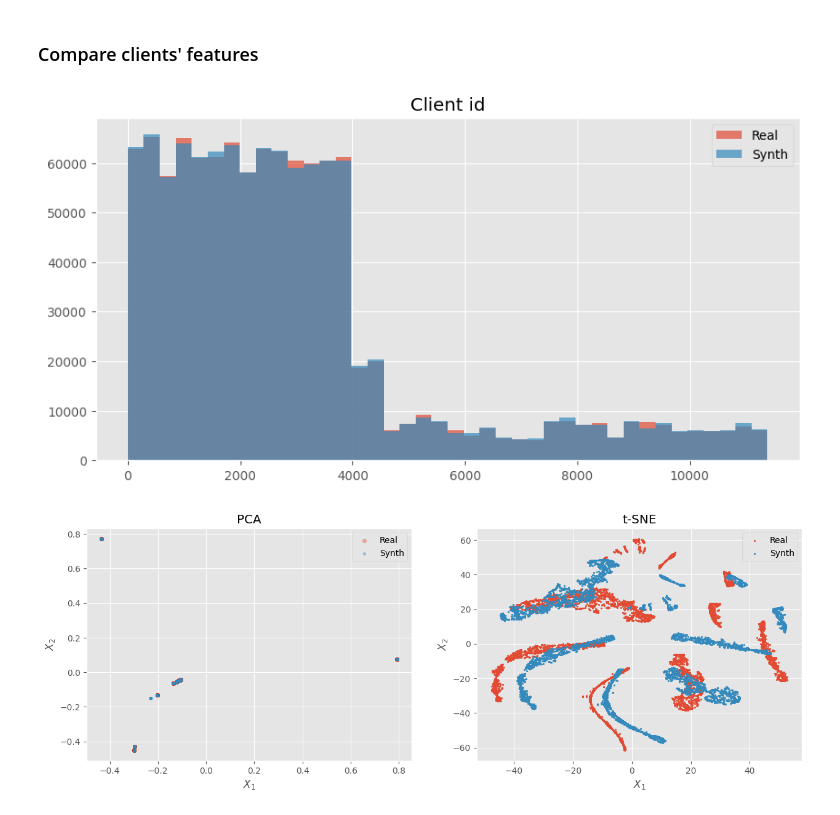
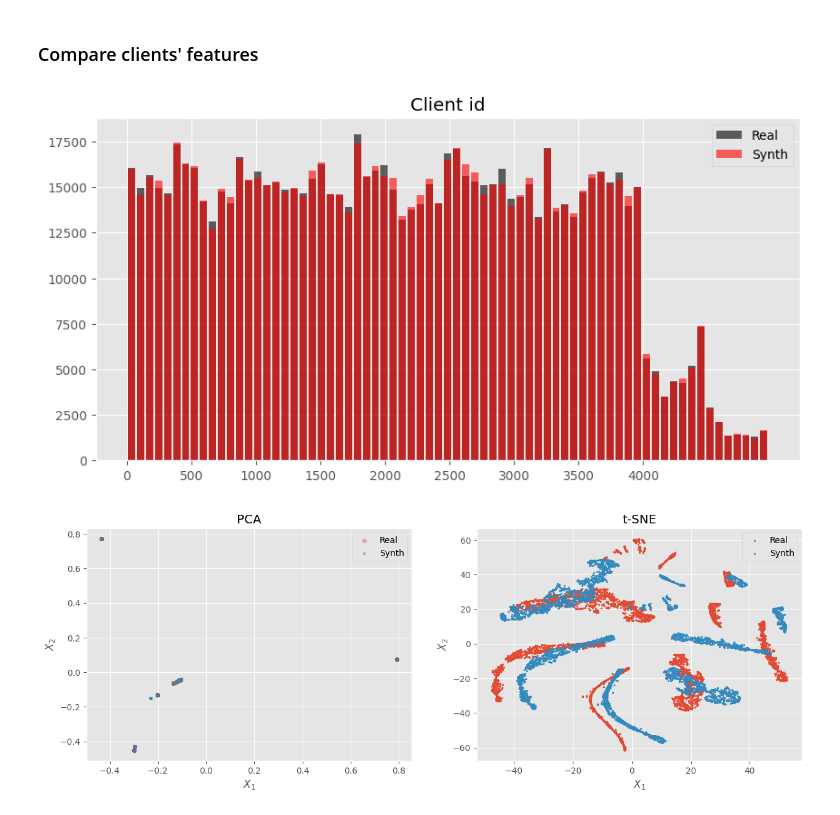
Before and after one commit to kirillzx/TRGAN, a Jupyter notebook: TRGAN_chech.ipynb, the cells around one changed output. Drawn from its saved outputs; the diff is of its cells as text; code cells hidden in the pictures.

Commit message:
feat: add new experiments

```diff
--- a/TRGAN_chech.ipynb
+++ b/TRGAN_chech.ipynb
@@ -209,7 +213,7 @@ X_emb, scaler_emb = create_embeddings(X_cont, X_oh_emb, X_cl)
 cond_vector, synth_time, date_transformations, behaviour_cl_enc, encoder, deltas_by_clients, synth_deltas_by_clients, xiP_array, idx_array =\
             trgan_train.create_conditional_vector(data, X_emb, date_feature, 'synth', dim_Vc_h, dim_bce, \
             name_client_id='customer', name_agg_feature='amount', lr_E_Vc=lr_E_Vc, epochs=15, batch_size=2**9, model_time='poisson', n_splits=5, load=load,\
-            directory=DIRECTORY, names=[f'TRGAN_E_Vc_{experiment_id}.pkl', f'Vc_{experiment_id}.npy', f'BCE_{experiment_id}.npy'], opt_time=True)
+            directory=DIRECTORY, names=[f'TRGAN_E_Vc_{experiment_id}.pkl', f'Vc_{experiment_id}.npy', f'BCE_{experiment_id}.npy'], opt_time=True, device=DEVICE)
 # %%
 print(f'Dim X_emb: {X_emb.shape} || Dim V_c: {cond_vector.shape}')
 # %% [output]
@@ -269,8 +273,8 @@ num_blocks_dis = 1
 gauss_filter_dim = 20
 
 if load:
-    generator = Generator(dim_noise + dim_Vc, dim_X_emb, h_dim, num_blocks_gen, gauss_filter_dim).to(DEVICE)
-    supervisor = Supervisor(dim_X_emb + dim_Vc, dim_X_emb, h_dim, num_blocks_gen, gauss_filter_dim).to(DEVICE)
+    generator = Generator(dim_noise + dim_Vc, dim_X_emb, h_dim, num_blocks_gen, gauss_filter_dim, DEVICE).to(DEVICE)
+    supervisor = Supervisor(dim_X_emb + dim_Vc, dim_X_emb, h_dim, num_blocks_gen, gauss_filter_dim, DEVICE).to(DEVICE)
 
     generator.load_state_dict(torch.load(f'{DIRECTORY}TRGAN_generator_exp_{experiment_id}.pkl'))
     supervisor.load_state_dict(torch.load(f'{DIRECTORY}TRGAN_supervisor_exp_{experiment_id}.pkl'))
@@ -282,8 +286,8 @@ if load:
 
 else:
     generator, supervisor, loss_array, discriminator, discriminator2 = train_generator(X_emb, cond_vector, dim_Vc, dim_X_emb, dim_noise,\
-                                    batch_size=2**9, lr_rates=[8e-4, 8e-4, 8e-4, 8e-4], num_epochs=20, num_blocks_gen=num_blocks_gen,\
-                                    num_blocks_dis=num_blocks_dis, h_dim=h_dim, lambda1=3, alpha=0.7, window_size=gauss_filter_dim)
+                                    batch_size=2**9, lr_rates=[3e-4, 5e-4, 3e-4, 5e-4], num_epochs=20, num_blocks_gen=num_blocks_gen,\
+                                    num_blocks_dis=num_blocks_dis, h_dim=h_dim, lambda1=3, alpha=0.7, window_size=gauss_filter_dim, device=DEVICE)
 
     torch.save(generator.state_dict(), f'{DIRECTORY}TRGAN_generator_exp_{experiment_id}.pkl')
     torch.save(supervisor.state_dict(), f'{DIRECTORY}TRGAN_supervisor_exp_{experiment_id}.pkl')
@@ -338,11 +344,11 @@ Non-trainable params: 0
 # %%
 n_samples = len(X_emb[:])
 synth_data, synth_time = sample(n_samples, generator, supervisor, dim_noise, cond_vector, X_emb, encoder, data, behaviour_cl_enc,\
-                                date_feature, 'customer', time='initial', model_time='poisson', opt_time=False,\
-                                xi_array=xiP_array, q_array=idx_array)
+                                date_feature, 'customer', time='synth', model_time='poisson', opt_time=False,\
+                                xi_array=xiP_array, q_array=idx_array, device=DEVICE)
 # %%
 synth_df, synth_df_cat = inverse_transforms(n_samples, synth_data, synth_time, client_info, cont_features, X_oh, scaler_emb, scaler_cl_emb, scaler_cont,\
-                    label_encoders, decoder_cl_emb, decoder_onehot, dim_Xcl, dim_X_cont, type_scale_cont='Autoencoder')
+                    label_encoders, decoder_cl_emb, decoder_onehot, dim_Xcl, dim_X_cont, type_scale_cont='Autoencoder', device=DEVICE)
 # %%
 # synth_df['mcc'] = le.inverse_transform(synth_df['mcc'])
 # data['mcc'] = le.inverse_transform(data['mcc'])
@@ -498,15 +473,16 @@ evaluate_categorical(data_array=[data['mcc'], synth_df['mcc']], index=['Real', '
 # %%
 fig, axs = plt.subplots(figsize=(10, 5), dpi=100)
 
-plt.hist(data['customer'], alpha=0.7, label='Real', bins=40)
-plt.hist(synth_df['customer'], alpha=0.7, label='Synth', bins=40)
+plt.hist(data['customer'], alpha=0.6, label='Real', bins=np.arange(0, 5000, 70), color='black', rwidth=0.8)
+plt.hist(synth_df['customer'], alpha=0.6, label='Synth', bins=np.arange(0, 5000, 70), color='red', rwidth=0.8)
 
 plt.legend()
+plt.xticks(np.arange(0, len(data['customer'].value_counts()), 500), np.arange(0, len(data['customer'].value_counts()), 500))
 plt.title('Client id')
 
 plt.show()
 # %% [output]
-[figure, old version]
+[figure, new version]
 # %%
 from sklearn.decomposition import PCA
 from sklearn.manifold import TSNE
```
Also changed, not shown: parts of 17 cells of this notebook, 1 other file.
